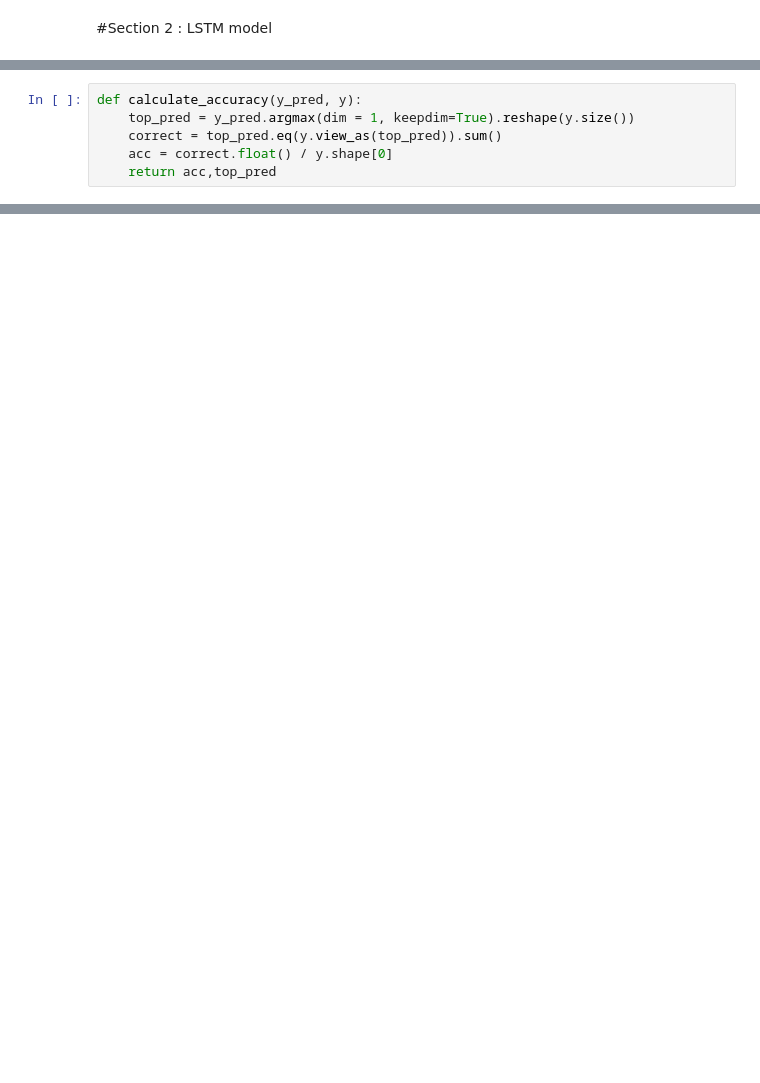
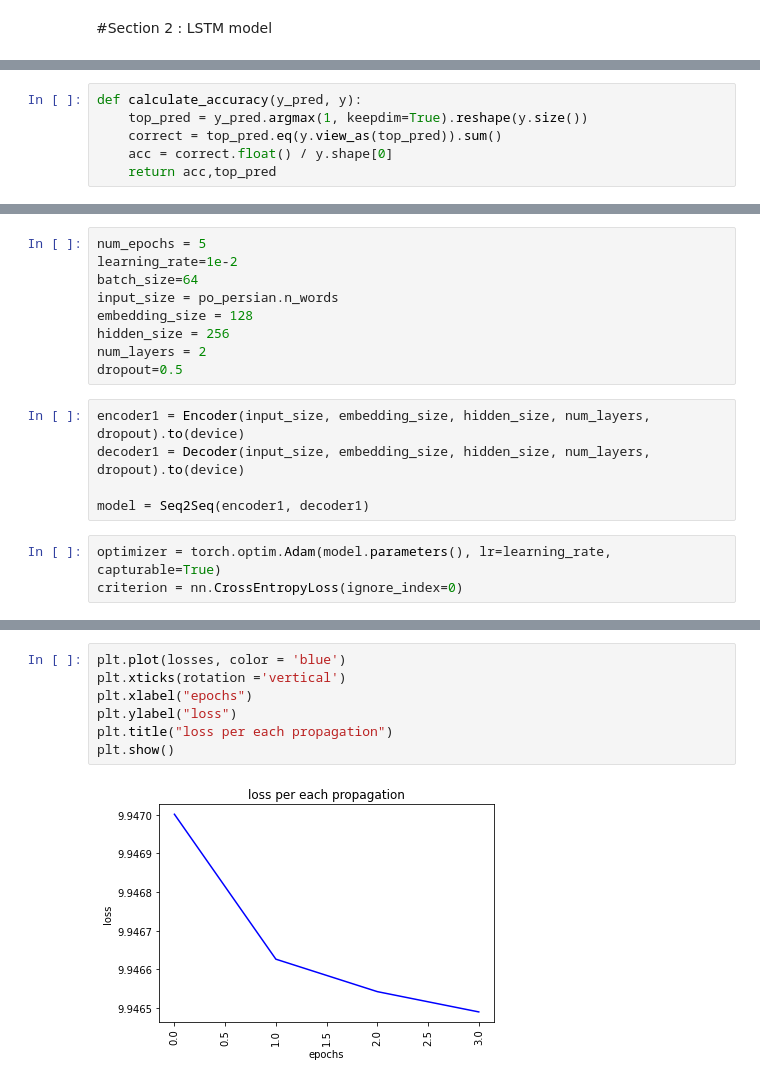
Before and after one commit to AAhmadS/deeplearning-HW4, a Jupyter notebook: NLP_task1.ipynb, the cells around one changed output, grey strips where cells are left out. Saved outputs shown, nothing was run; the diff lists cells and outputs as text; blank space fills up the shorter version.

```diff
--- a/NLP_task1.ipynb
+++ b/NLP_task1.ipynb
@@ -147,6 +150,6 @@ Using cuda for inference
 # %%
 def calculate_accuracy(y_pred, y):
-    top_pred = y_pred.argmax(dim = 1, keepdim=True).reshape(y.size())
+    top_pred = y_pred.argmax(1, keepdim=True).reshape(y.size())
     correct = top_pred.eq(y.view_as(top_pred)).sum()
     acc = correct.float() / y.shape[0]
     return acc,top_pred
@@ -199 +223,18 @@ class DecoderRNN(nn.Module):
+# %%
+num_epochs = 5
+learning_rate=1e-2
+batch_size=64
+input_size = po_persian.n_words
+embedding_size = 128
+hidden_size = 256
+num_layers = 2
+dropout=0.5
+# %%
+encoder1 = Encoder(input_size, embedding_size, hidden_size, num_layers, dropout).to(device)
+decoder1 = Decoder(input_size, embedding_size, hidden_size, num_layers, dropout).to(device)
+
+model = Seq2Seq(encoder1, decoder1)
+# %%
+optimizer = torch.optim.Adam(model.parameters(), lr=learning_rate, capturable=True)
+criterion = nn.CrossEntropyLoss(ignore_index=0)
 # %%
@@ -385,0 +275,9 @@ def trainIters(encoder, decoder, n_iters, print_every=1000, plot_every=100, lear
+# %%
+plt.plot(losses, color = 'blue')
+plt.xticks(rotation ='vertical')
+plt.xlabel("epochs")
+plt.ylabel("loss")
+plt.title("loss per each propagation")
+plt.show()
+# %% [output]
+[figure, added]
```
Also changed, not shown: parts of 36 cells of this notebook.
